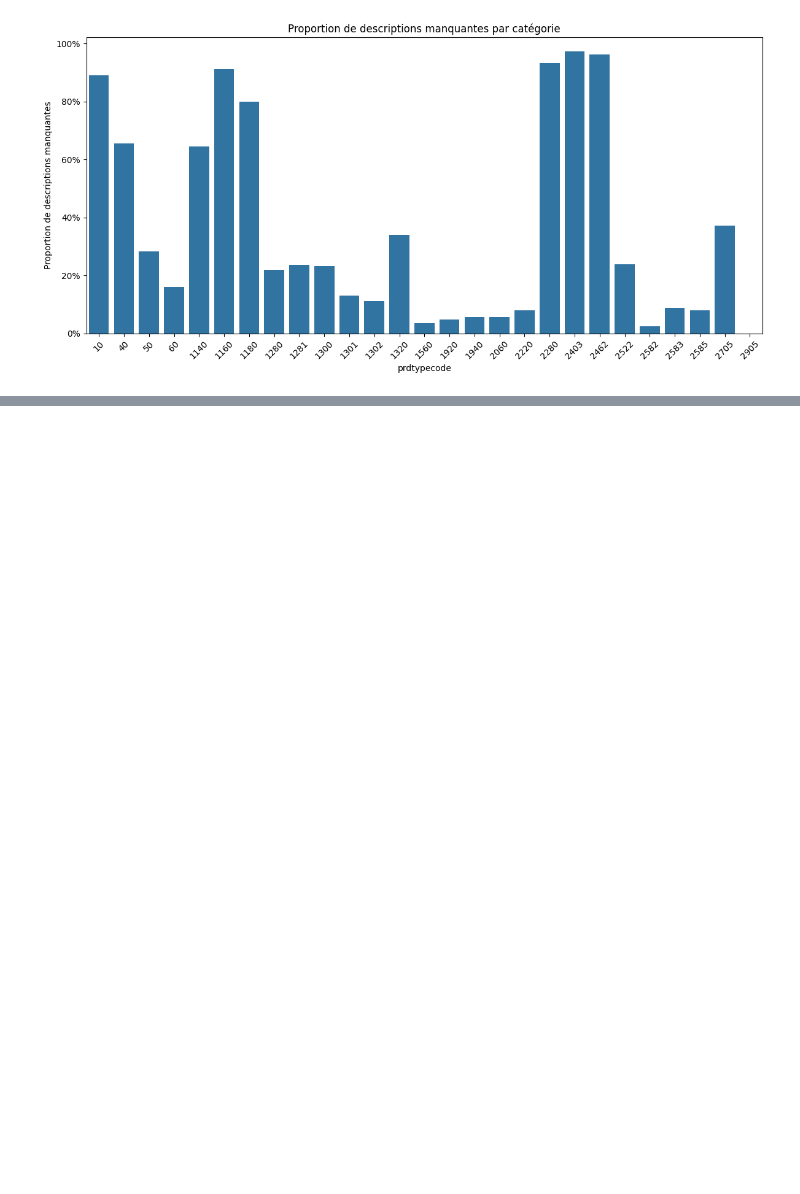
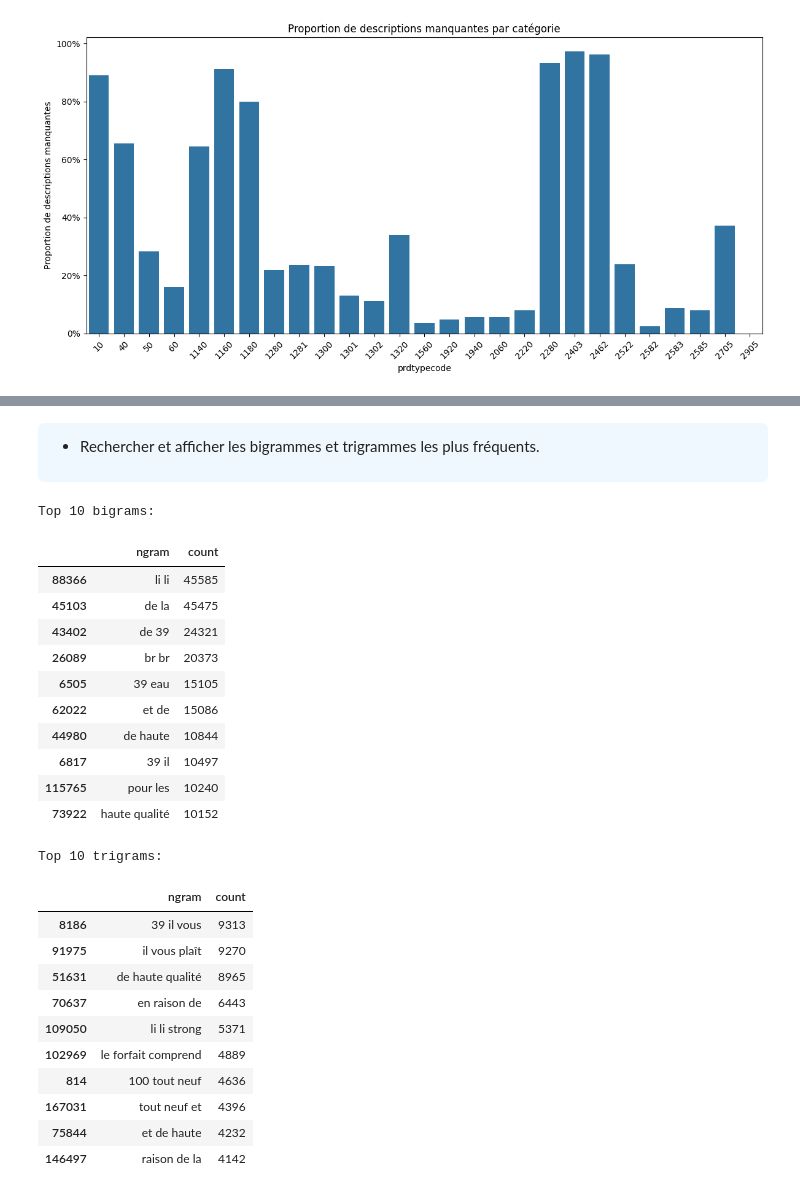
Before and after one commit to ByteVoyageur/ml_rakuten, a Jupyter notebook: notebooks/rakuten_decouvert.ipynb, the cells around one changed output, grey strips where cells are left out. Cells and saved outputs as stored; diff of their text form; code cells hidden in the pictures; blank space fills up the shorter version.

```diff
--- a/notebooks/rakuten_decouvert.ipynb
+++ b/notebooks/rakuten_decouvert.ipynb
@@ -246,11 +215,12 @@ def get_word_freq(series, top_n=30):
 # %%
-top_n = 100
+def get_word_freq(series, top_n=40):
+    all_words = []
+    for text in series:
+        if isinstance(text, str):
+            all_words.extend(text.split())
+    return Counter(all_words).most_common(top_n)
 
-freq_before = get_word_freq(df["description"],       top_n=top_n)
-freq_after = get_word_freq(df["text"], top_n=top_n)
+freq_before = get_word_freq(df["text"],       top_n=top_n)
 
 print("=== Top words BEFORE cleaning ===")
 print(freq_before)
-
-print("\n=== Top words AFTER cleaning and united ===")
-print(freq_after)
@@ -281,12 +283,47 @@ def get_word_freq_with_stopwords(series, stopwords_set=None):
-# %%
-freq_text_clean = get_word_freq_with_stopwords(
-    df["text"],
-    stopwords_set=standard_stopwords
-)
-
-top_n = 200
-word_frequencies = Counter(freq_text_clean)
-top_words_list = word_frequencies.most_common(top_n)
-
-print(f"\n== Top {top_n} words AFTER removing NLTK standard stopwords ===")
-print(top_words_list)
+# %% [markdown]
+<div style="background:#f0f8ff; padding:12px; border-radius:6px">
+
+- Rechercher et afficher les bigrammes et trigrammes les plus fréquents.
+</div>
+# %%
+from sklearn.feature_extraction.text import CountVectorizer
+
+def get_top_ngrams(corpus, ngram_range=(2,2), top_n=10):
+    vec = CountVectorizer(ngram_range=ngram_range, min_df=5)
+    X = vec.fit_transform(corpus)
+    freqs = zip(vec.get_feature_names_out(), X.sum(axis=0).tolist()[0])
+    df = pd.DataFrame(freqs, columns=["ngram", "count"])
+    return df.sort_values(by="count", ascending=False).head(top_n)
+
+corpus = df["text"].astype(str).tolist()
+
+print("Top 10 bigrams:")
+display(get_top_ngrams(corpus, ngram_range=(2,2), top_n=10))
+
+print("\nTop 10 trigrams:")
+display(get_top_ngrams(corpus, ngram_range=(3,3), top_n=10))
+# %% [output]
+Top 10 bigrams:
+|  | ngram | count |
+| 88366 | li li | 45585 |
+| 45103 | de la | 45475 |
+| 43402 | de 39 | 24321 |
+| 26089 | br br | 20373 |
+| 6505 | 39 eau | 15105 |
+| 62022 | et de | 15086 |
+| 44980 | de haute | 10844 |
+| 6817 | 39 il | 10497 |
+| 115765 | pour les | 10240 |
+| 73922 | haute qualité | 10152 |
+Top 10 trigrams:
+|  | ngram | count |
+| 8186 | 39 il vous | 9313 |
+| 91975 | il vous plaît | 9270 |
+| 51631 | de haute qualité | 8965 |
+| 70637 | en raison de | 6443 |
+| 109050 | li li strong | 5371 |
+| 102969 | le forfait comprend | 4889 |
+| 814 | 100 tout neuf | 4636 |
+| 167031 | tout neuf et | 4396 |
+| 75844 | et de haute | 4232 |
+| 146497 | raison de la | 4142 |
```
Also changed, not shown: parts of 46 cells of this notebook.
